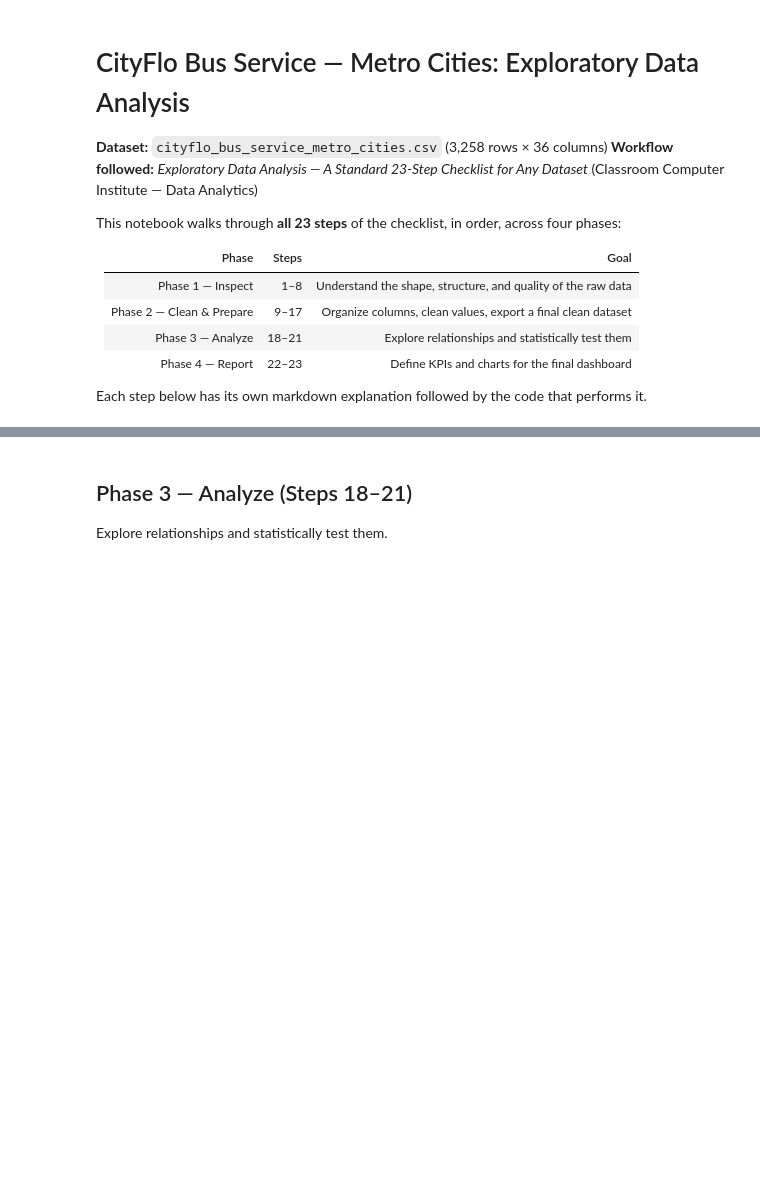
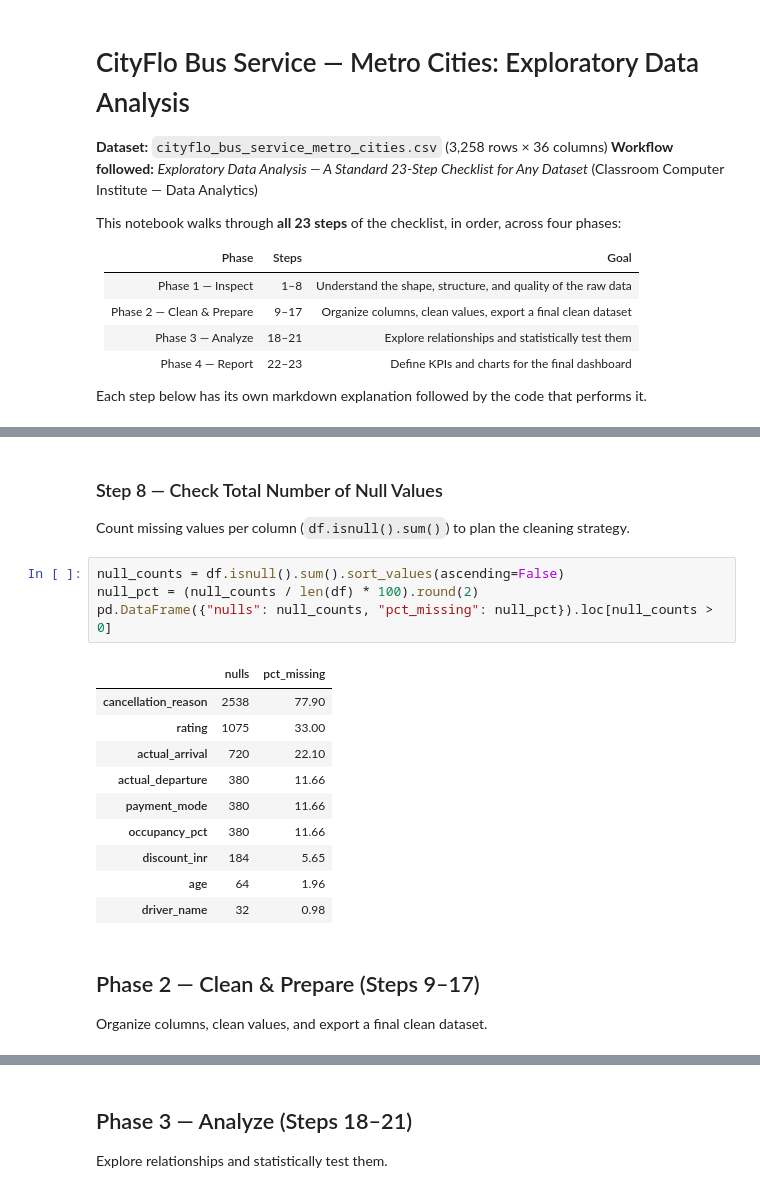
Before and after one commit to RishijManna/Cityflo-Data-Analysis, a Jupyter notebook: Cityflo Data Analysis/DATA ANALYTICS/cityflo-data-analysis.ipynb, the cells around one changed output, grey strips where cells are left out. Cells and saved outputs as stored; diff of their text form; blank space fills up the shorter version.

```diff
--- a/Cityflo Data Analysis/DATA ANALYTICS/cityflo-data-analysis.ipynb
+++ b/Cityflo Data Analysis/DATA ANALYTICS/cityflo-data-analysis.ipynb
@@ -44,0 +243,22 @@ df.head()
+# %% [markdown]
+### Step 8 — Check Total Number of Null Values
+Count missing values per column (`df.isnull().sum()`) to plan the cleaning strategy.
+# %%
+null_counts = df.isnull().sum().sort_values(ascending=False)
+null_pct = (null_counts / len(df) * 100).round(2)
+pd.DataFrame({"nulls": null_counts, "pct_missing": null_pct}).loc[null_counts > 0]
+# %% [output]
+|  | nulls | pct_missing |
+| cancellation_reason | 2538 | 77.90 |
+| rating | 1075 | 33.00 |
+| actual_arrival | 720 | 22.10 |
+| actual_departure | 380 | 11.66 |
+| payment_mode | 380 | 11.66 |
+| occupancy_pct | 380 | 11.66 |
+| discount_inr | 184 | 5.65 |
+| age | 64 | 1.96 |
+| driver_name | 32 | 0.98 |
+# %% [markdown]
+## Phase 2 — Clean & Prepare (Steps 9–17)
+
+Organize columns, clean values, and export a final clean dataset.
```
Also changed, not shown: parts of 58 cells of this notebook.
